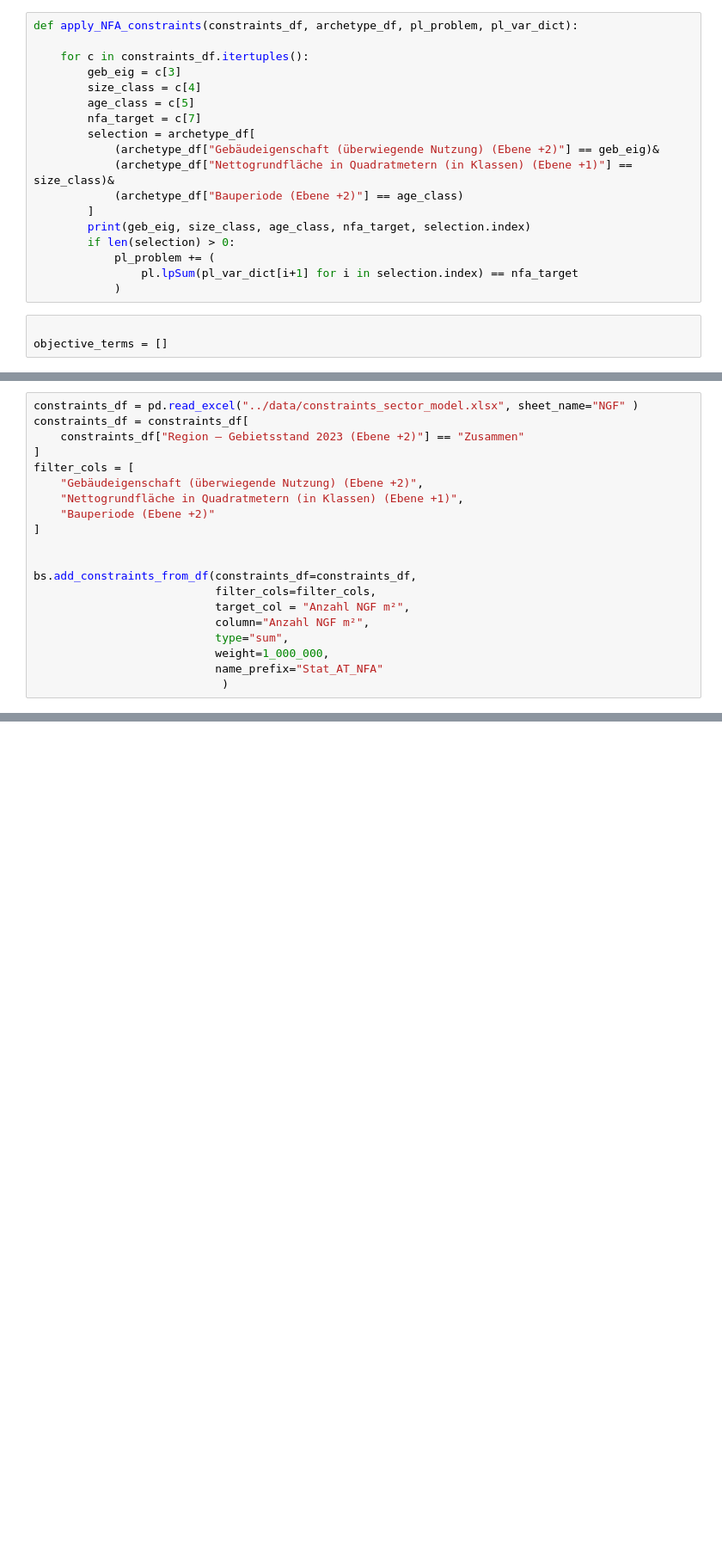
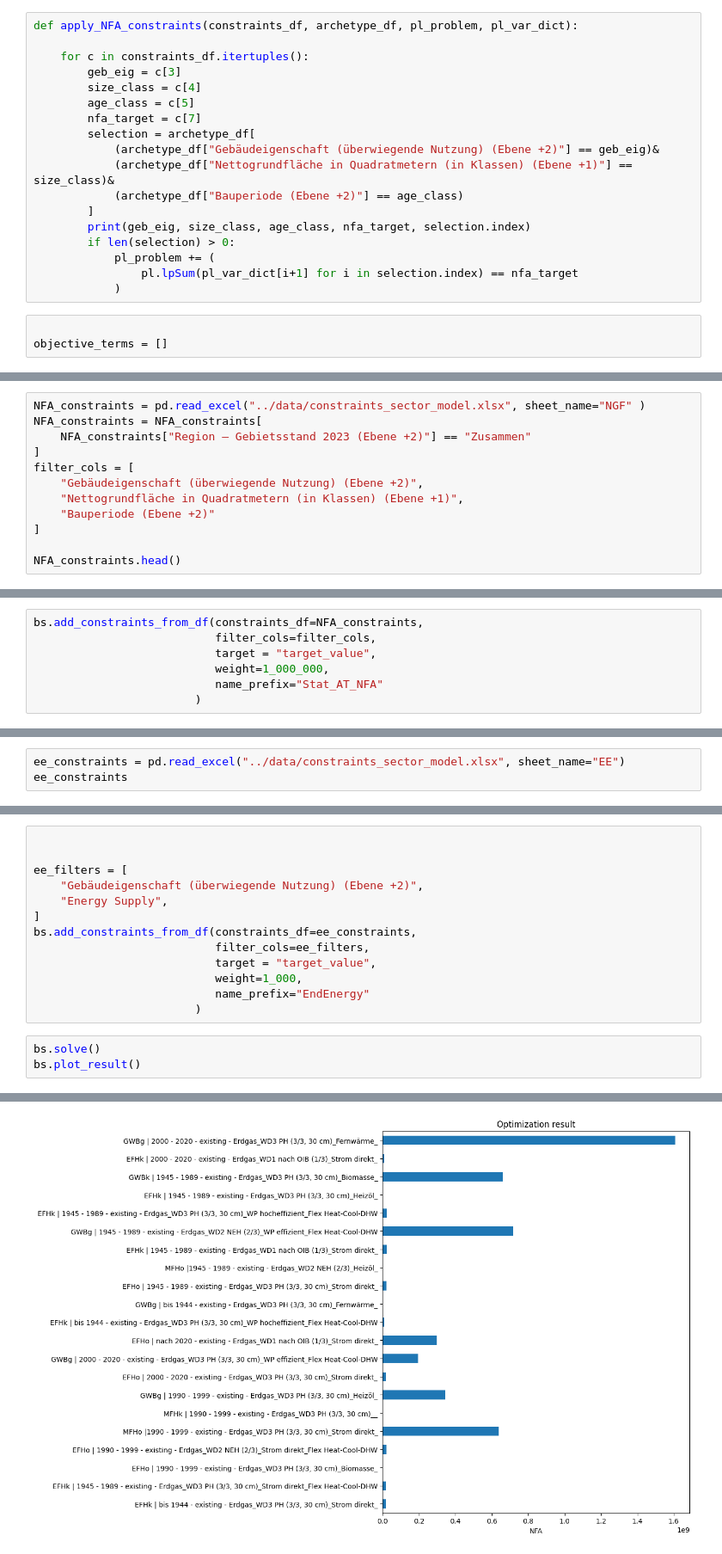
Before and after one commit to simonschaluppe/archifer, a Jupyter notebook: notebooks/from_scratch.ipynb, the cells around one changed output, grey strips where cells are left out. Shown at 86% size. Cells and saved outputs as stored; diff of their text form; blank space fills up the shorter version.

```diff
--- a/notebooks/from_scratch.ipynb
+++ b/notebooks/from_scratch.ipynb
@@ -323,7 +316,7 @@ bs.archetypes
 # %%
-constraints_df = pd.read_excel("../data/constraints_sector_model.xlsx", sheet_name="NGF" )
-constraints_df = constraints_df[
-    constraints_df["Region – Gebietsstand 2023 (Ebene +2)"] == "Zusammen"
+NFA_constraints = pd.read_excel("../data/constraints_sector_model.xlsx", sheet_name="NGF" )
+NFA_constraints = NFA_constraints[
+    NFA_constraints["Region – Gebietsstand 2023 (Ebene +2)"] == "Zusammen"
 ]
 filter_cols = [
     "Gebäudeigenschaft (überwiegende Nutzung) (Ebene +2)",
@@ -331,12 +324,4 @@ filter_cols = [
     "Bauperiode (Ebene +2)"
 ]
 
-
-bs.add_constraints_from_df(constraints_df=constraints_df,
-                           filter_cols=filter_cols,
-                           target_col = "Anzahl NGF m²",
-                           column="Anzahl NGF m²",
-                           type="sum",
-                           weight=1_000_000,
-                           name_prefix="Stat_AT_NFA"
-                            )
+NFA_constraints.head()
@@ -375 +335,8 @@ Length: 2880, dtype: float64
+# %%
+bs.add_constraints_from_df(constraints_df=NFA_constraints,
+                           filter_cols=filter_cols,
+                           target = "target_value",
+                           weight=1_000_000,
+                           name_prefix="Stat_AT_NFA"
+                        )
 # %%
@@ -379 +364,4 @@ bs.plot_result()
 [figure]
+# %%
+ee_constraints = pd.read_excel("../data/constraints_sector_model.xlsx", sheet_name="EE")
+ee_constraints
@@ -379,0 +378,17 @@ bs.plot_result()
+# %%
+
+
+ee_filters = [
+    "Gebäudeigenschaft (überwiegende Nutzung) (Ebene +2)",
+    "Energy Supply",
+]
+bs.add_constraints_from_df(constraints_df=ee_constraints,
+                           filter_cols=ee_filters,
+                           target = "target_value",
+                           weight=1_000,
+                           name_prefix="EndEnergy"
+                        )
+# %%
+bs.solve()
+bs.plot_result()
+# %% [output]
@@ -379,0 +413 @@ bs.plot_result()
+[figure, added]
```
Also changed, not shown: parts of 13 cells of this notebook, 8 other files.
